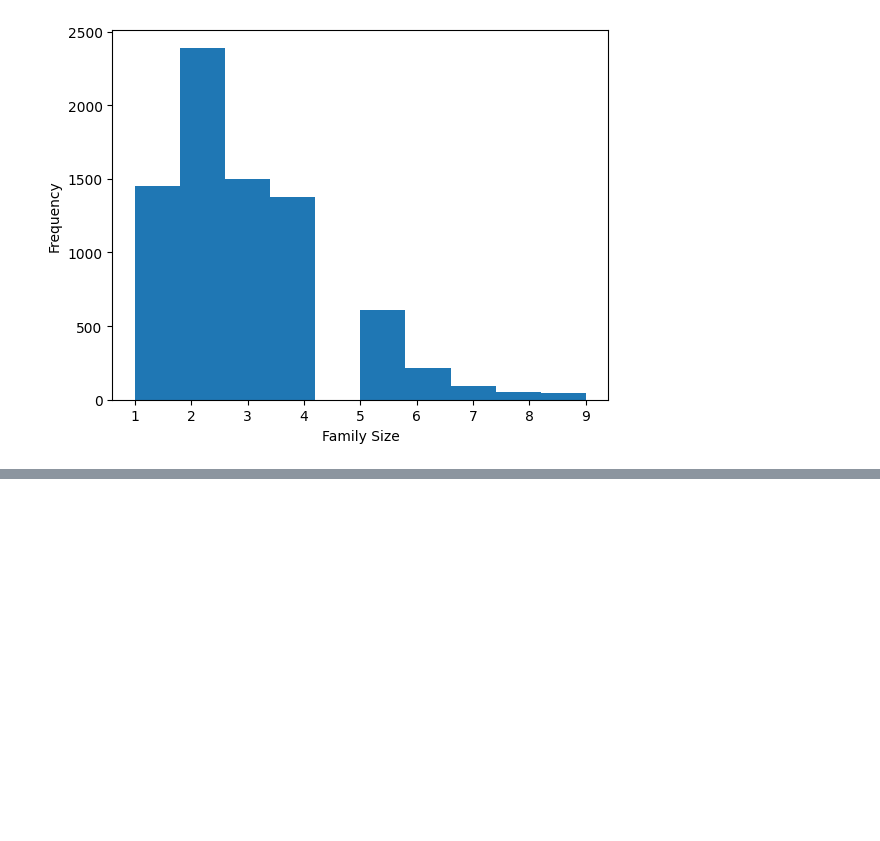
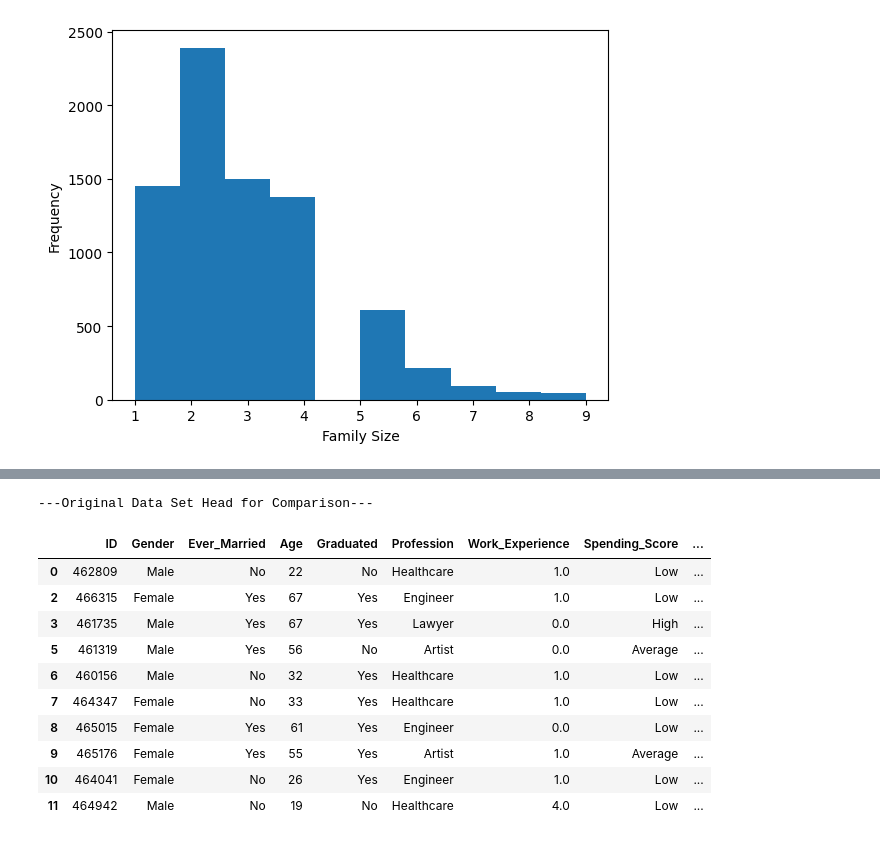
Before and after one commit to SkylerSG/MSASkylerSGPhase2, a Jupyter notebook: classificationdataset.ipynb, the cells around one changed output, grey strips where cells are left out. Saved outputs shown, nothing was run; the diff lists cells and outputs as text; code cells hidden in the pictures; blank space fills up the shorter version.

```diff
--- a/classificationdataset.ipynb
+++ b/classificationdataset.ipynb
@@ -114,0 +141,16 @@ See the caveats in the documentation: https://pandas.pydata.org/pandas-docs/stab
+# %%
+print('---Original Data Set Head for Comparison---')
+drop_blanks.head(10)
+# %% [output]
+---Original Data Set Head for Comparison---
+|  | ID | Gender | Ever_Married | Age | Graduated | Profession | Work_Experience | Spending_Score | ... |
+| 0 | 462809 | Male | No | 22 | No | Healthcare | 1.0 | Low | ... |
+| 2 | 466315 | Female | Yes | 67 | Yes | Engineer | 1.0 | Low | ... |
+| 3 | 461735 | Male | Yes | 67 | Yes | Lawyer | 0.0 | High | ... |
+| 5 | 461319 | Male | Yes | 56 | No | Artist | 0.0 | Average | ... |
+| 6 | 460156 | Male | No | 32 | Yes | Healthcare | 1.0 | Low | ... |
+| 7 | 464347 | Female | No | 33 | Yes | Healthcare | 1.0 | Low | ... |
+| 8 | 465015 | Female | Yes | 61 | Yes | Engineer | 0.0 | Low | ... |
+| 9 | 465176 | Female | Yes | 55 | Yes | Artist | 1.0 | Average | ... |
+| 10 | 464041 | Female | No | 26 | Yes | Engineer | 1.0 | Low | ... |
+| 11 | 464942 | Male | No | 19 | No | Healthcare | 4.0 | Low | ... |
```
Also changed, not shown: parts of 16 cells of this notebook, 4 other files.
